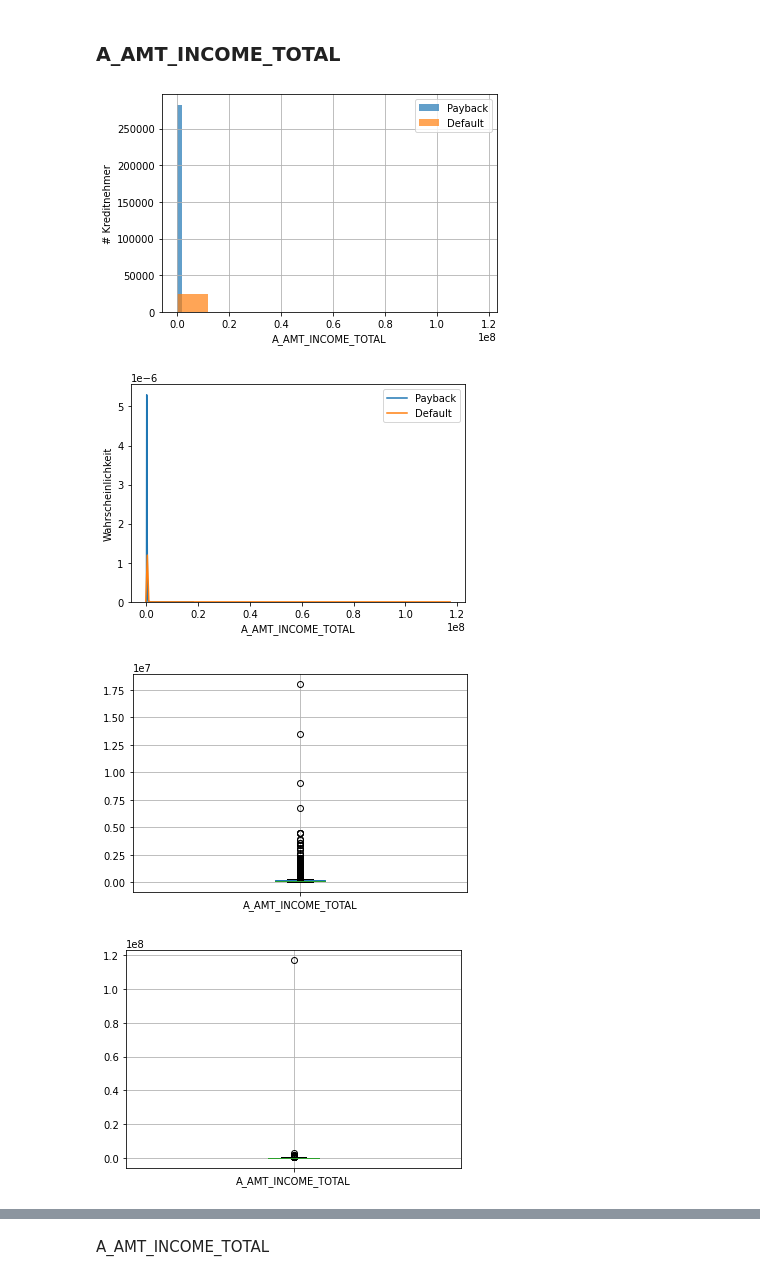
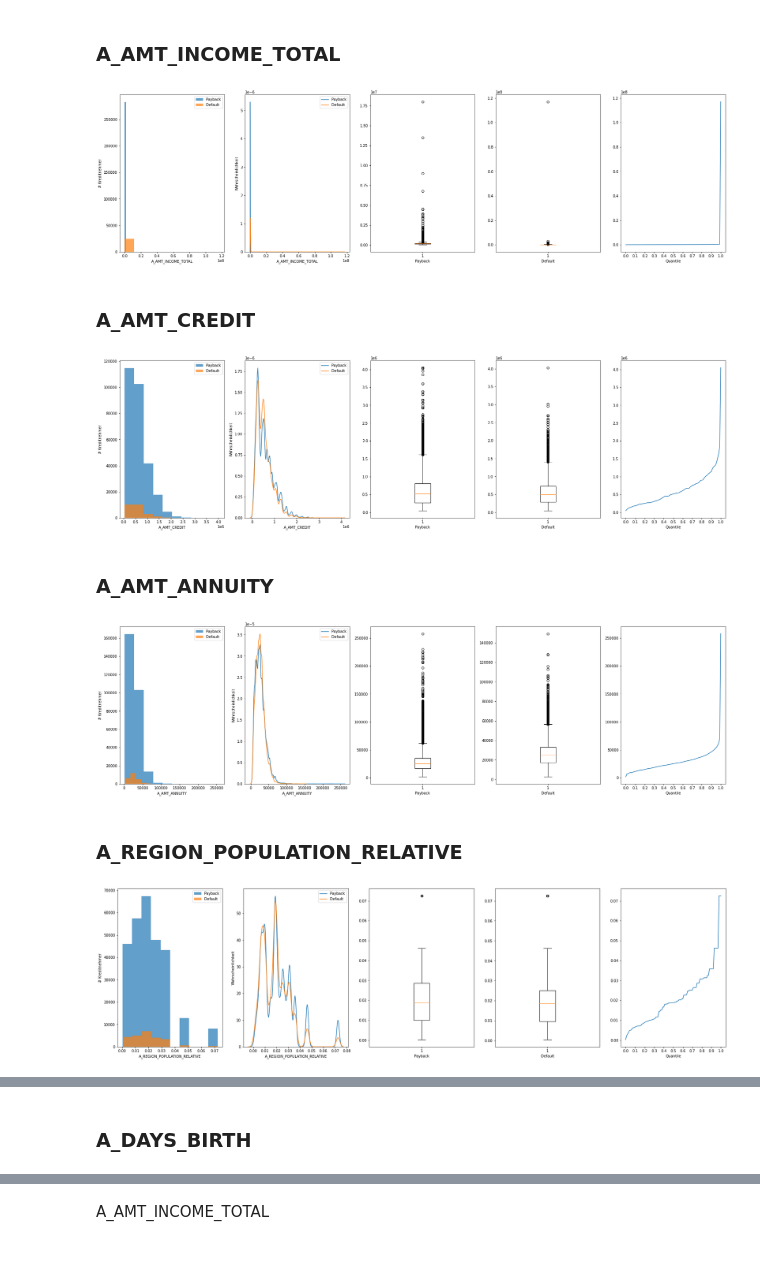
Before and after one commit to robertgraefe/Masterarbeit, a Jupyter notebook: Jupyter Notebook/3. Ausreißerbereinigung/1. Application.ipynb, the cells around one changed output, grey strips where cells are left out. Saved outputs shown, nothing was run; the diff lists cells and outputs as text; code cells hidden in the pictures.

```diff
--- a/Jupyter Notebook/3. Ausreißerbereinigung/1. Application.ipynb
+++ b/Jupyter Notebook/3. Ausreißerbereinigung/1. Application.ipynb
@@ -52,32 +52,48 @@ app_train[mets].head()
 # %%
 for head in mets:
     display(Markdown("### {head}".format(head=head)))
 
     pb = payback[head].copy()
     df = default[head].copy()
 
-    pb.hist(alpha=0.7)
-    df.hist(alpha=0.7)
-    plt.legend(labels=["Payback","Default"])
-    plt.xlabel(head)
-    plt.ylabel("# Kreditnehmer")
+    fig, (ax1, ax2, ax3, ax4, ax5) = plt.subplots(1, 5)
+    fig.set_size_inches(30, 8)
+
+    ax1.hist(pb, alpha=0.7)
+    ax1.hist(df, alpha=0.7)
+    ax1.legend(labels=["Payback","Default"])
+    ax1.set_xlabel(head)
+    ax1.set_ylabel("# Kreditnehmer")
+
+    sns.kdeplot(pb, alpha=0.7, ax=ax2)
+    sns.kdeplot(df, alpha=0.7, ax=ax2)
+    ax2.legend(labels=["Payback","Default"])
+    ax2.set_xlabel(head)
+    ax2.set_ylabel("Wahrscheinlichkeit")
+
+    a = payback[head].copy()
+    a = a.dropna()
+    ax3.boxplot(a)
+    ax3.set_xlabel("Payback")
+
+
+    b = default[head].copy()
+    b = b.dropna()
+    ax4.boxplot(b)
+    ax4.set_xlabel("Default")
+
+    quantiles = [app_train[head].quantile(el) for el in np.arange(0,1 + 0.01,0.01)]
+    ax5.plot(np.arange(0,1 + 0.01,0.01), quantiles)
+    ax5.set_xticks(np.arange(0,1 + 0.1,0.1))
+    ax5.set_xlabel("Quantile")
+
     plt.show()
-
-    sns.kdeplot(pb, alpha=0.7)
-    sns.kdeplot(df, alpha=0.7)
-
-    plt.legend(labels=["Payback","Default"])
-    plt.xlabel(head)
-    plt.ylabel("Wahrscheinlichkeit")
-    plt.show()
-
-    payback[[head]].boxplot()
-    plt.show()
-    default[[head]].boxplot()
-    plt.show()
 # %% [output]
 ### A_AMT_INCOME_TOTAL
-[figure, old version]
+[figure, new version]
+### A_AMT_CREDIT
-[figure, old version]
+[figure, new version]
+### A_AMT_ANNUITY
-[figure, old version]
+[figure, new version]
+### A_REGION_POPULATION_RELATIVE
-[figure, old version]
+[figure, new version]
@@ -84,0 +100 @@ for head in mets:
+### A_DAYS_BIRTH
```
Also changed, not shown: parts of 73 cells of this notebook, 15 other files.
